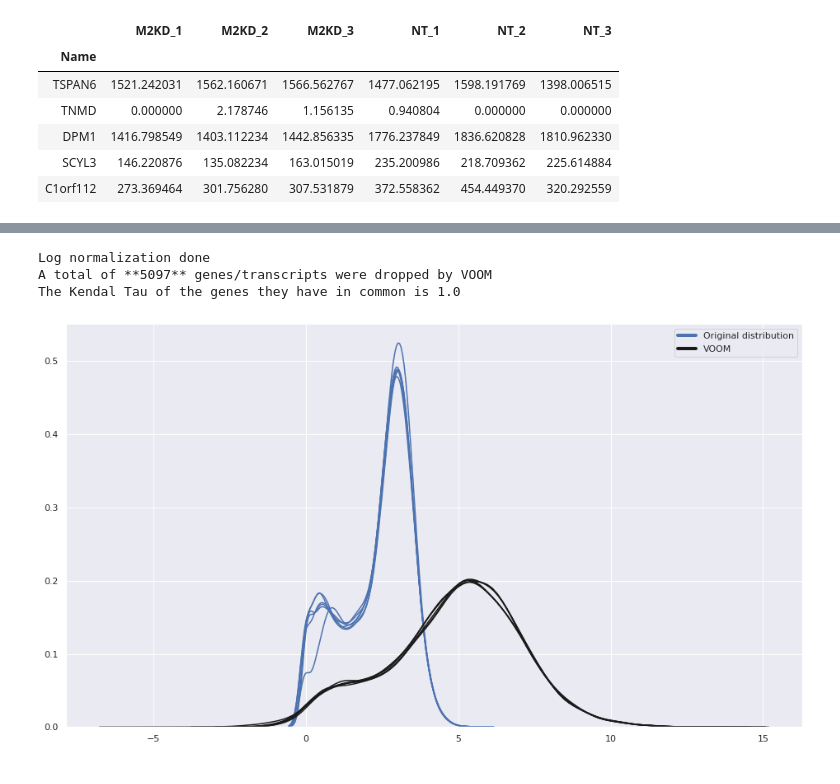
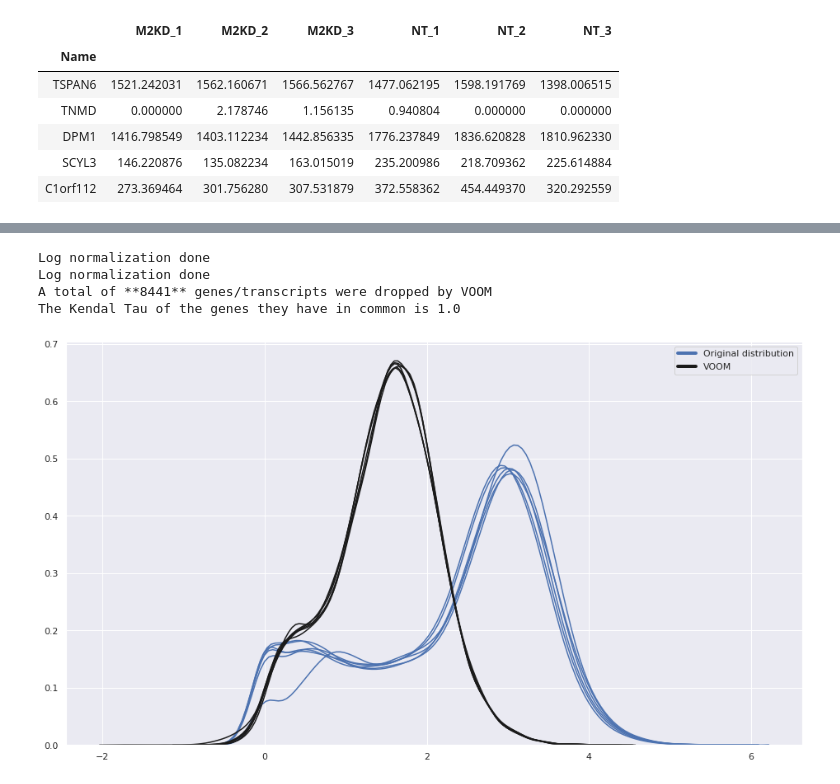
Before and after one commit to genepattern/preprocessing-rnaseq, a Jupyter notebook: Bulk RNA-seq Preprocessing for GSEA+ draft 3.ipynb, the cells around one changed output, grey strips where cells are left out. Saved outputs shown, nothing was run; the diff lists cells and outputs as text; code cells hidden in the pictures.

```diff
--- a/Bulk RNA-seq Preprocessing for GSEA+ draft 3.ipynb
+++ b/Bulk RNA-seq Preprocessing for GSEA+ draft 3.ipynb
@@ -81,12 +81,12 @@ def dfdist(df1,df2):
     distance_per_column = colwise_distance(df1,df2)
 
     #for now just adding the distance per column
-    return distance_per_column.mean(axis=1)
+    return distance_per_column.sum(axis=1)
 
 def print_stats(df1,df2,method):
     print(f'A total of **{len(df1)-len(df2)}** genes/transcripts were dropped by {method}')
     kt = dfdist(df1,df2)
-    print(f"The Kendal Tau of the genes they have in common is {kt['similarity']}")
+    print(f"Sum of the Kendal Tau of each column (of the genes they have in common) is {kt['similarity']} a perfect score would be {float(len(list(df1)))}")
 # %%
 import urllib.request
 import urllib.parse
@@ -395,0 +449,3 @@ The Kendal Tau of the genes they have in common is 1.0
+# %%
+voom_raw = voom.apply(lambda x: 2**x)
+display(voom_raw.head())
@@ -396,7 +460,8 @@ The Kendal Tau of the genes they have in common is 1.0
 # %%
-print_vitals(df1=deseq2,df2=voom,method='VOOM',apply_log_normalize=False)
+print_vitals(df1=raw,df2=voom_raw,method='VOOM',apply_log_normalize=True)
 # %% [output]
 Log normalization done
-A total of **5097** genes/transcripts were dropped by VOOM
+Log normalization done
+A total of **8441** genes/transcripts were dropped by VOOM
 The Kendal Tau of the genes they have in common is 1.0
-[figure, old version]
+[figure, new version]
```
Also changed, not shown: parts of 19 cells of this notebook, 1 other file.
